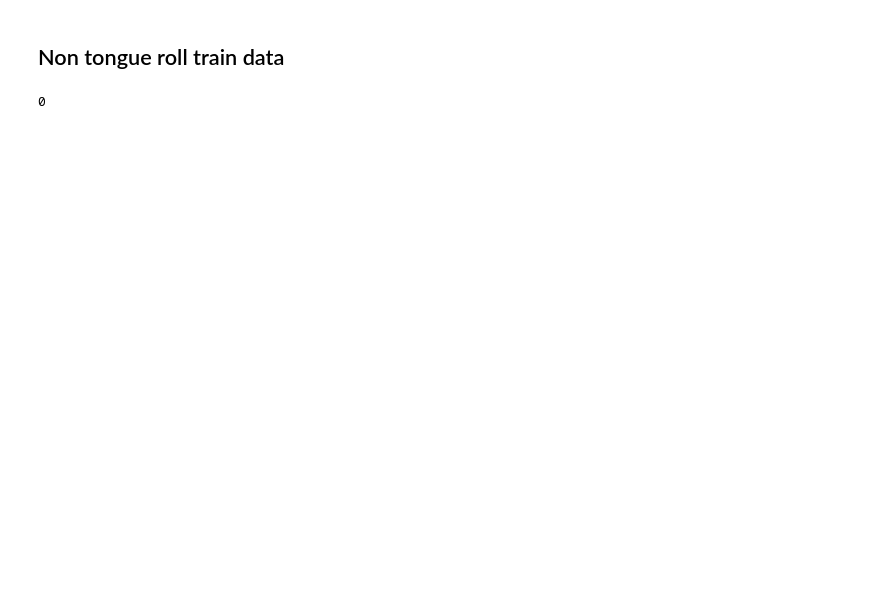
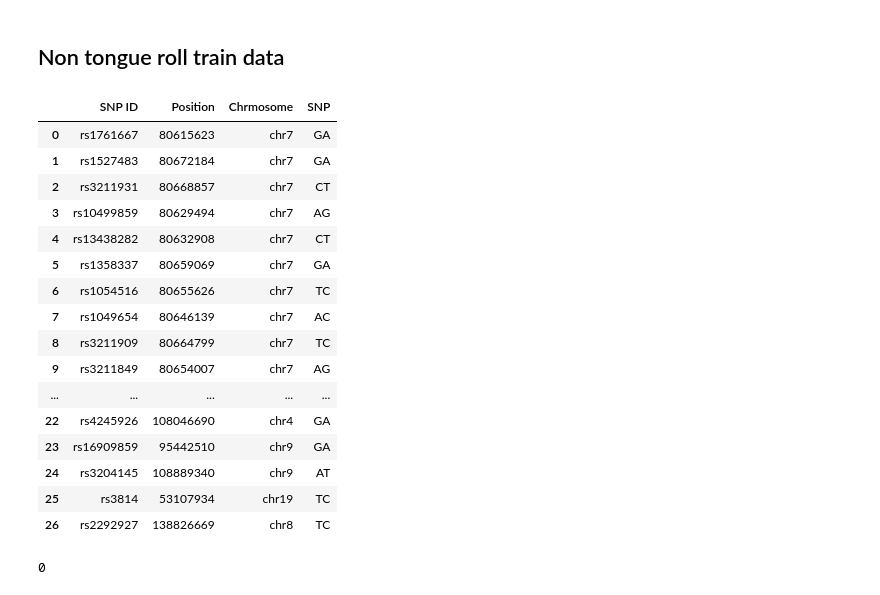
Before and after one commit to JialinKang/similar_pic_seach, a Jupyter notebook: project_code.ipynb, the cells around one changed output. Drawn from its saved outputs; the diff is of its cells as text; code cells hidden in the pictures; blank space fills up the shorter version.

Commit message:
data

```diff
--- a/project_code.ipynb
+++ b/project_code.ipynb
@@ -32,3 +33,32 @@ table = {'rs1984112':[0]*180, 'rs1761667':[0]*180, 'rs1527483':[0]*180, 'rs21519
+# %%
+
+for i_2 in df_2['SNP ID']:
+    for j_2 in non_roll_snp:
+        if i_2 == j_2:
+            table_2['Chrmosome'][table_2['SNP ID'].index(i_2)] = nonroll_train[1][non_roll_snp.index(i_2)]
+            table_2['Position'][table_2['SNP ID'].index(i_2)] = nonroll_train[2][non_roll_snp.index(i_2)]
+            table_2['SNP'][table_2['SNP ID'].index(i_2)] = nonroll_train[3][non_roll_snp.index(i_2)]+nonroll_train[4][non_roll_snp.index(i_2)]
+# %%
+df_2 = pd.DataFrame(table_2)
+df_2
+# %% [output]
+|  | SNP ID | Position | Chrmosome | SNP |
+| 0 | rs1761667 | 80615623 | chr7 | GA |
+| 1 | rs1527483 | 80672184 | chr7 | GA |
+| 2 | rs3211931 | 80668857 | chr7 | CT |
+| 3 | rs10499859 | 80629494 | chr7 | AG |
+| 4 | rs13438282 | 80632908 | chr7 | CT |
+| 5 | rs1358337 | 80659069 | chr7 | GA |
+| 6 | rs1054516 | 80655626 | chr7 | TC |
+| 7 | rs1049654 | 80646139 | chr7 | AC |
+| 8 | rs3211909 | 80664799 | chr7 | TC |
+| 9 | rs3211849 | 80654007 | chr7 | AG |
+| ... | ... | ... | ... | ... |
+| 22 | rs4245926 | 108046690 | chr4 | GA |
+| 23 | rs16909859 | 95442510 | chr9 | GA |
+| 24 | rs3204145 | 108889340 | chr9 | AT |
+| 25 | rs3814 | 53107934 | chr19 | TC |
+| 26 | rs2292927 | 138826669 | chr8 | TC |
 # %%
 m = 0
 for phe in table['phenotype']:
```
Also changed, not shown: parts of 8 cells of this notebook.
